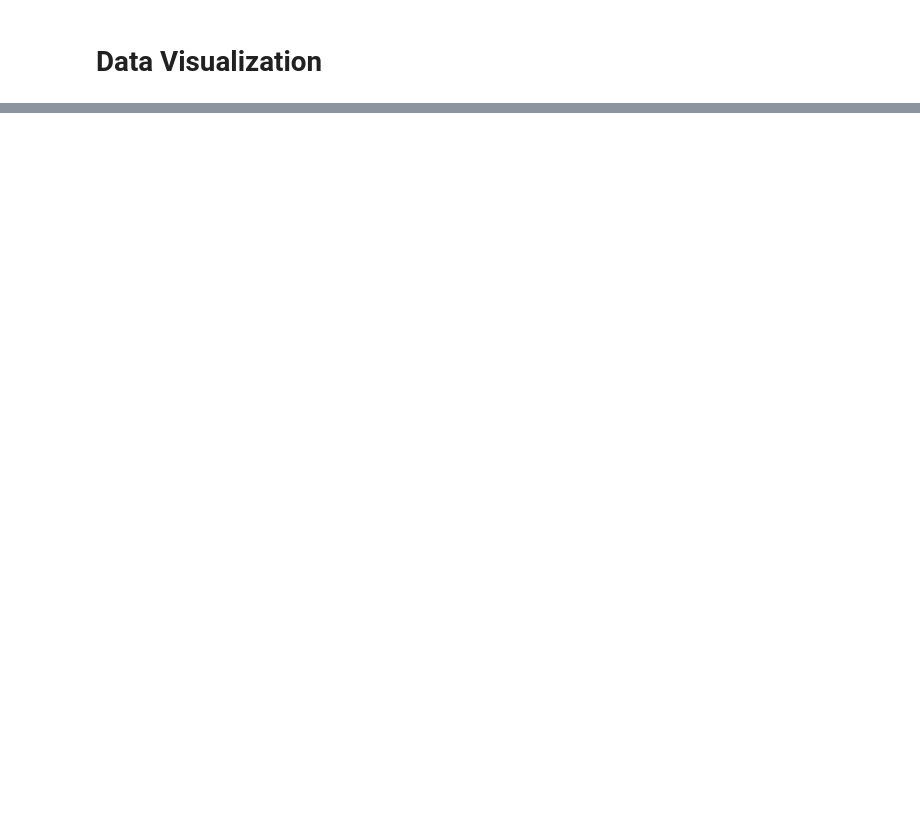
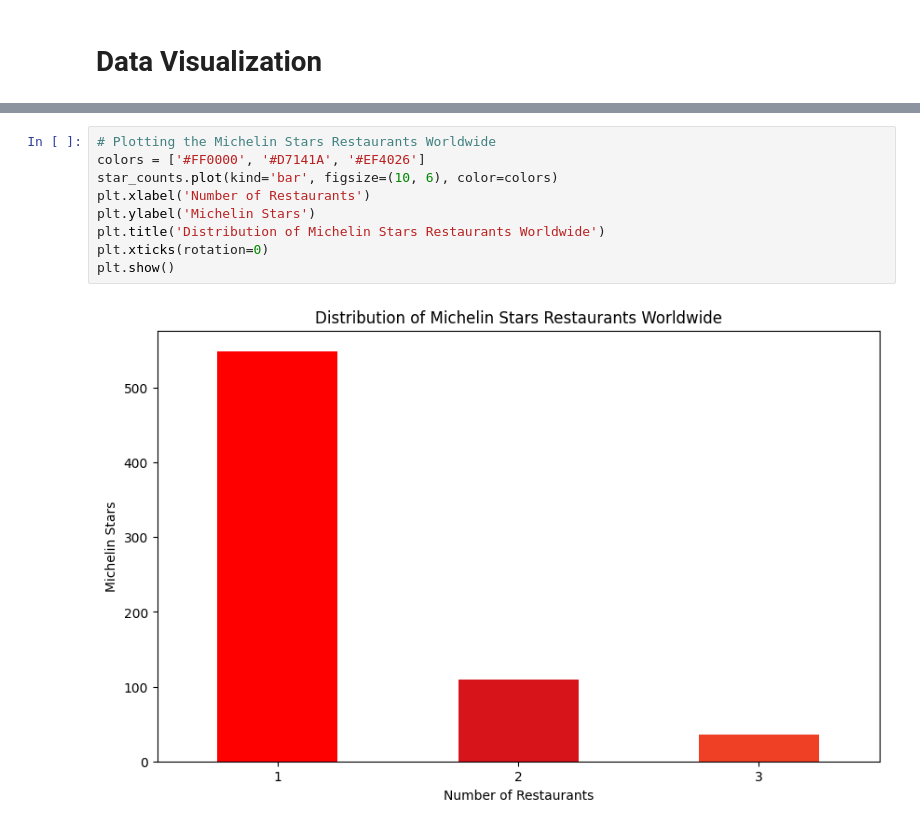
Before and after one commit to SPBarros/Michelin-Stars, a Jupyter notebook: michelin-star-around-the-world.ipynb, the cells around one changed output, grey strips where cells are left out. Drawn from its saved outputs; the diff is of its cells as text; blank space fills up the shorter version.

```diff
--- a/michelin-star-around-the-world.ipynb
+++ b/michelin-star-around-the-world.ipynb
@@ -378,0 +284,11 @@ Name: count, dtype: int64
+# %%
+# Plotting the Michelin Stars Restaurants Worldwide
+colors = ['#FF0000', '#D7141A', '#EF4026']
+star_counts.plot(kind='bar', figsize=(10, 6), color=colors)
+plt.xlabel('Number of Restaurants')
+plt.ylabel('Michelin Stars')
+plt.title('Distribution of Michelin Stars Restaurants Worldwide')
+plt.xticks(rotation=0)
+plt.show()
+# %% [output]
+[figure, added]
```
Also changed, not shown: parts of 57 cells of this notebook.
